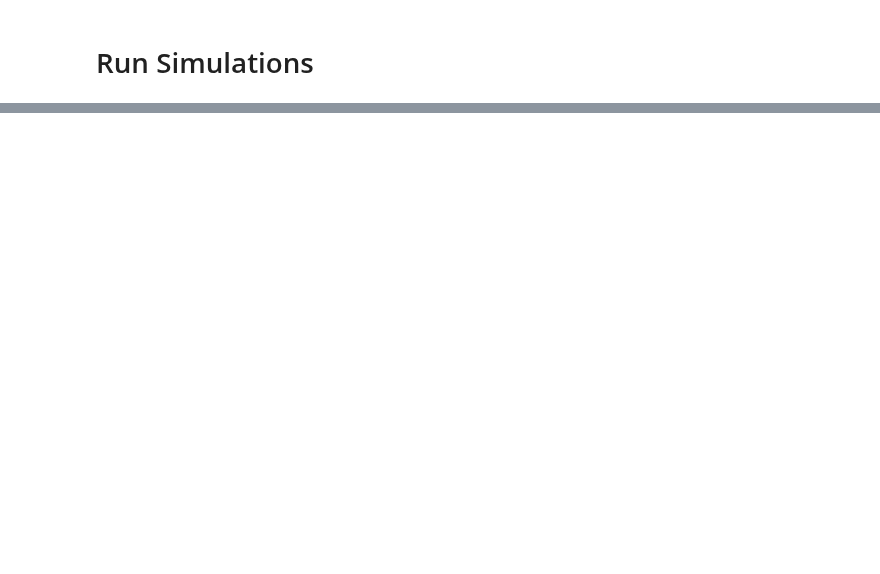
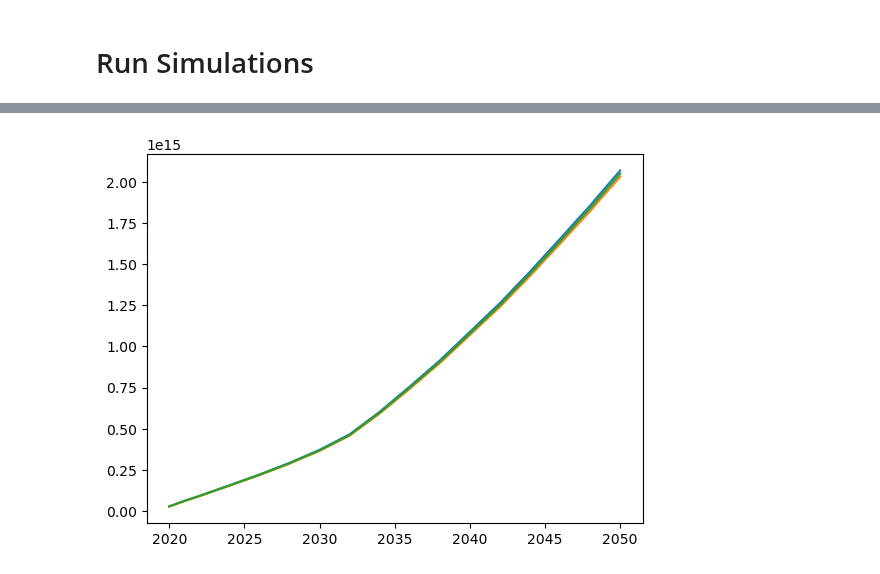
Before and after one commit to NREL/PV_ICE, a Jupyter notebook: docs/tutorials/16 - PERC vs SHJ vs TOPCon.ipynb, the cells around one changed output, grey strips where cells are left out. Saved outputs shown, nothing was run; the diff lists cells and outputs as text; code cells hidden in the pictures; blank space fills up the shorter version.

```diff
--- a/docs/tutorials/16 - PERC vs SHJ vs TOPCon.ipynb
+++ b/docs/tutorials/16 - PERC vs SHJ vs TOPCon.ipynb
@@ -123,3 +123,13 @@ One important aspect of these technologies is bifaciality. Each has a different
 bifiFactors = {'PERC':0.7,
               'SHJ':0.9,
               'TOPCon':0.8} # ITRPV 2022, Fig. 58
+# %%
+#PV ICE currently set up to read in a csv of bifi factors, so generate files to read in
+idx_temp = Aguse.index
+df_temp = pd.DataFrame(index=idx_temp, columns=['bifi'], dtype=float)
+bifi_perc = df_temp.copy()
+bifi_perc['bifi'] = bifiFactors['PERC']
+bifi_shj = df_temp.copy()
+bifi_shj['bifi'] = bifiFactors['SHJ']
+bifi_topcon = df_temp.copy()
+bifi_topcon['bifi'] = bifiFactors['TOPCon']
@@ -343,0 +406,21 @@ sim1.calculateFlows(bifacialityfactors=bifi[scen]) #modify bifi factors at calc
+# %%
+perc_energyGen_annual = sim1.scenario['PERC'].dataOut_e.loc[0:30,['e_out_annual_[Wh]']]
+shj_energyGen_annual = sim1.scenario['SHJ'].dataOut_e.loc[0:30,['e_out_annual_[Wh]']]
+topcon_energyGen_annual = sim1.scenario['TOPCon'].dataOut_e.loc[0:30,['e_out_annual_[Wh]']]
+energyGen = pd.concat([perc_energyGen_annual, shj_energyGen_annual, topcon_energyGen_annual],axis=1)
+energyGen.index=idx_temp
+# %%
+fig, ax1 = plt.subplots()
+
+ax1.plot(energyGen)
+#ax1.set_ylabel('Annual Deployments [MW]', color='blue')
+
+#ax2 = ax1.twinx()
+#ax2.plot(sf_reeds['TW_cum'], color='orange')
+#ax2.set_ylabel('Cumulative Capacity [TW]', color='orange')
+
+#plt.legend(['Cumulative Capacity'])
+plt.title('Annual Energy Generation')
+plt.show()
+# %% [output]
+[figure, added]
```
Also changed, not shown: parts of 21 cells of this notebook, 2 other files.
